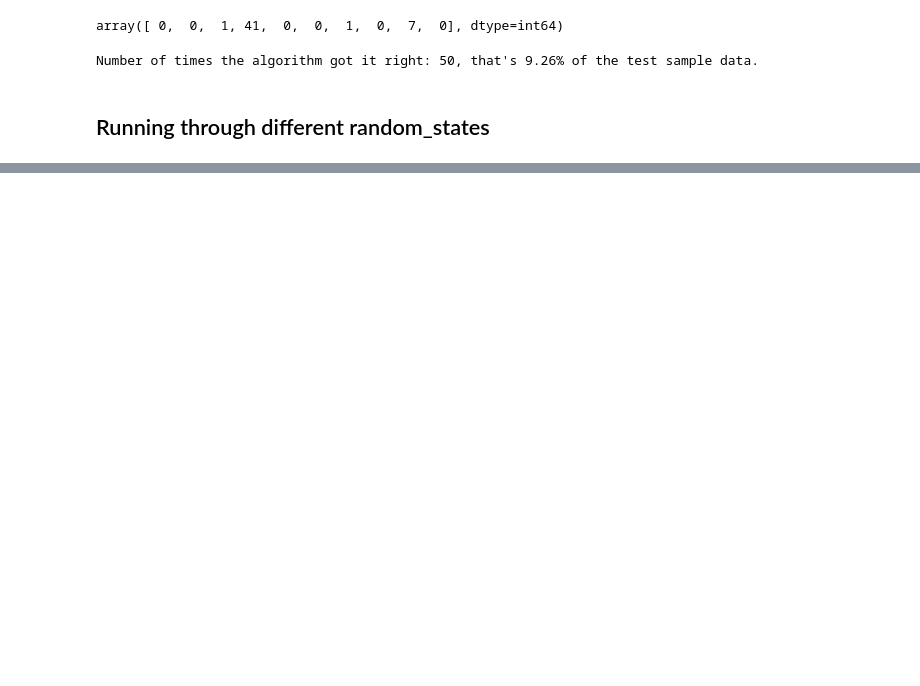
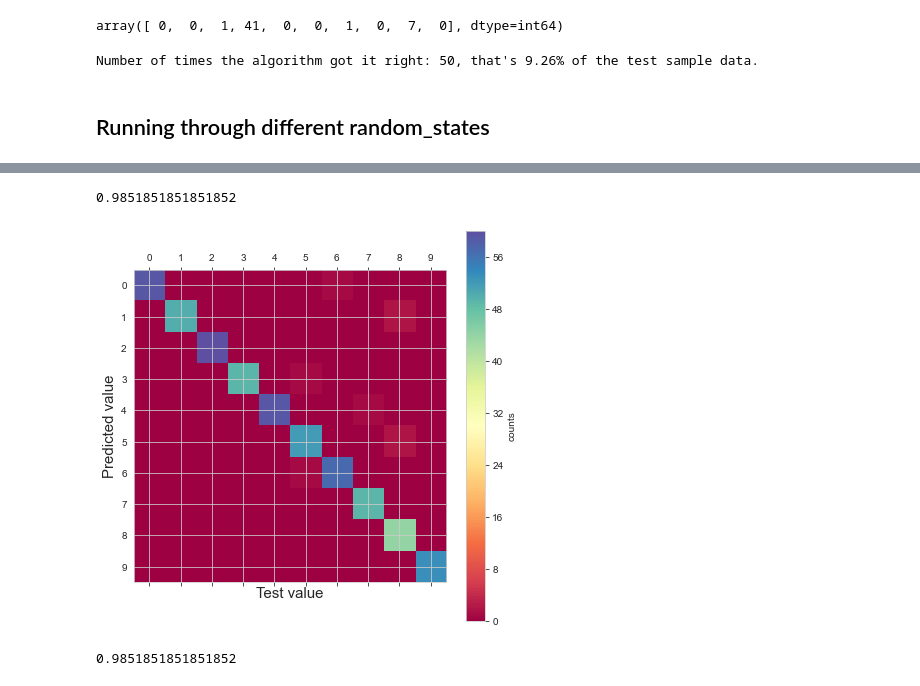
Before and after one commit to nataliemica/Digits-ML-practice, a Jupyter notebook: digits_ML_practice.ipynb, the cells around one changed output, grey strips where cells are left out. Saved outputs shown, nothing was run; the diff lists cells and outputs as text; code cells hidden in the pictures; blank space fills up the shorter version.

```diff
--- a/digits_ML_practice.ipynb
+++ b/digits_ML_practice.ipynb
@@ -247,0 +305,29 @@ fig.savefig('KMeans_correct_counts.png')
+# %%
+# NOT using scaled data for this
+x_train, x_test, y_train, y_test, images_train, images_test = train_test_split(scaled_digits, digits.target, digits.images, test_size=0.3, random_state=myrand)
+
+# using the linear method for svc model
+svc_model = svm.SVC(kernel='linear')
+svc_model.fit(x_train,y_train)
+svc_model.score(x_test,y_test)
+# %% [output]
+0.9851851851851852
+# %%
+y_svc_pred = svc_model.predict(x_test)
+
+plt.figure(figsize=(7,7))
+plt.matshow(metrics.confusion_matrix(y_svc_pred,y_test),cmap='Spectral', fignum=1)
+
+plt.xticks(np.arange(10))
+plt.xlabel('Test value', fontsize=15)
+plt.yticks(np.arange(10))
+plt.ylabel('Predicted value', fontsize=15)
+plt.colorbar(ticks=np.arange(0,max_count+1,8), label='counts')
+
+plt.show()
+# %% [output]
+[figure, added]
+# %%
+np.diag(metrics.confusion_matrix(y_svc_pred,y_test)).sum()/total
+# %% [output]
+0.9851851851851852
```
Also changed, not shown: parts of 25 cells of this notebook, 3 other files.
